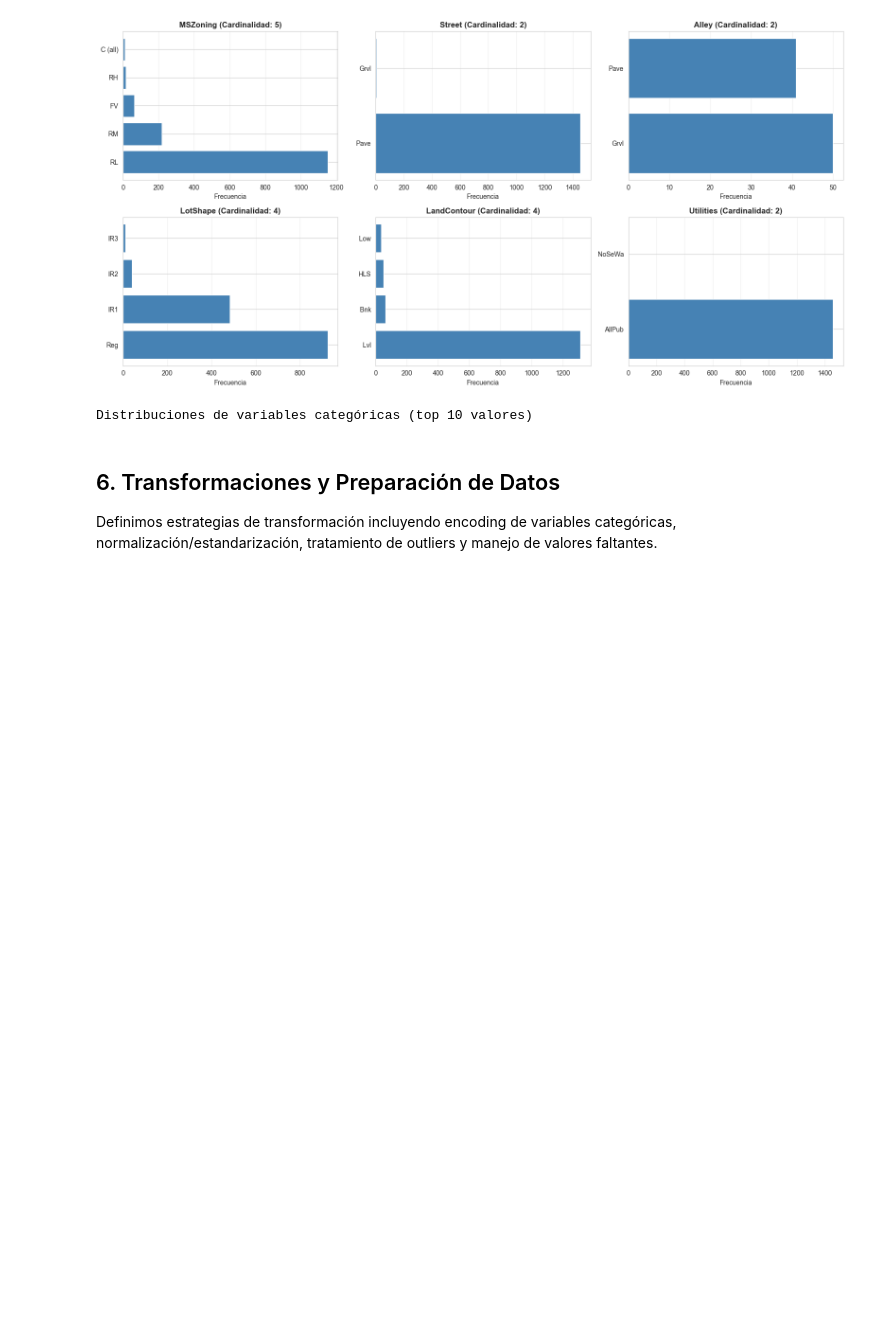
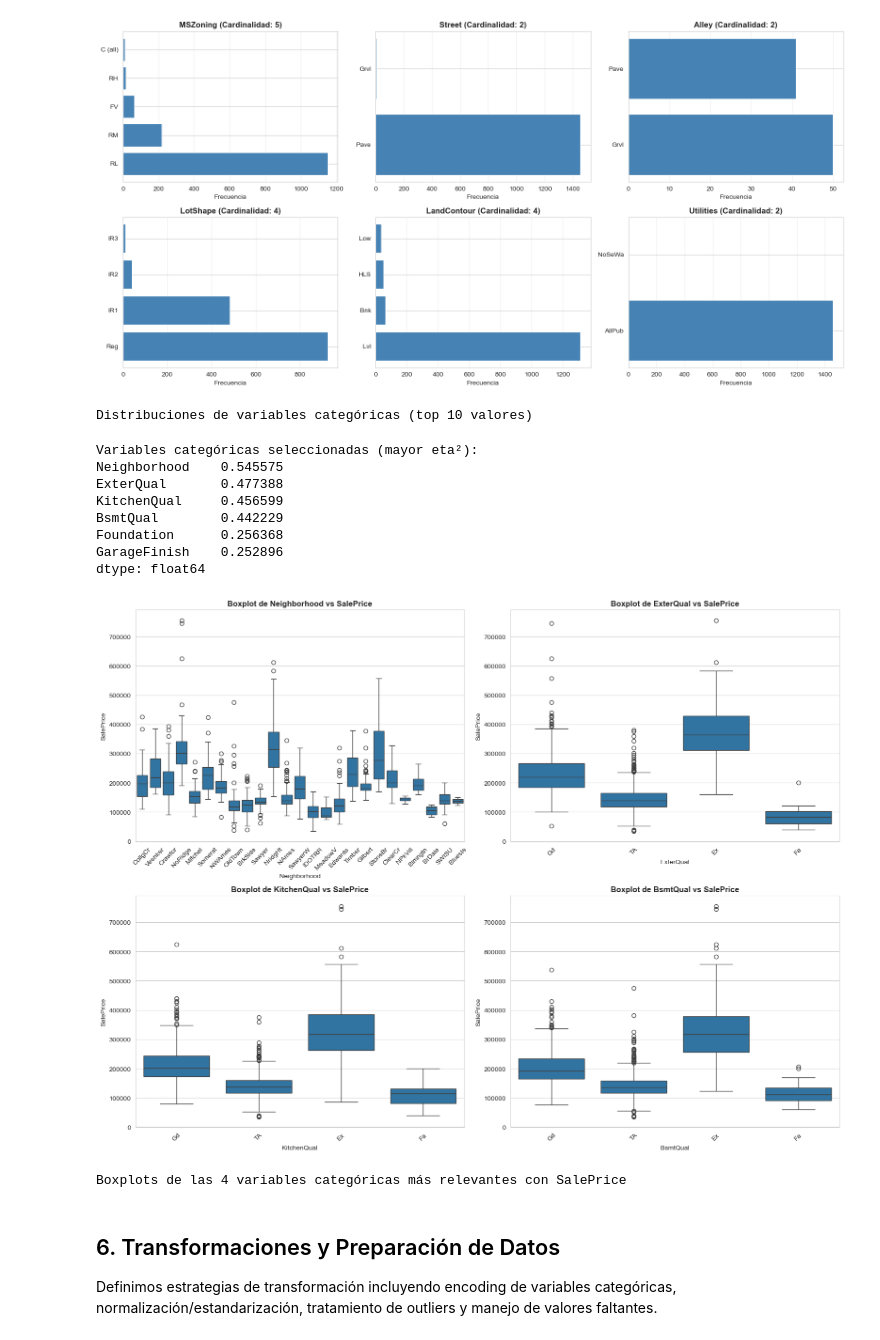
Before and after one commit to kmgomezm/proyecto_estadistica_multivariada, a Jupyter notebook: notebooks/EDA_Previo_PrecioCasas.ipynb, the cells around one changed output. Saved outputs shown, nothing was run; the diff lists cells and outputs as text; code cells hidden in the pictures; blank space fills up the shorter version.

```diff
--- a/notebooks/EDA_Previo_PrecioCasas.ipynb
+++ b/notebooks/EDA_Previo_PrecioCasas.ipynb
@@ -383,6 +505,50 @@ print("Distribuciones de variables categóricas (top 10 valores)")
 # %% [output]
 [figure]
 Distribuciones de variables categóricas (top 10 valores)
+# %%
+# Seleccionar 4 variables categóricas relevantes basadas en la varianza explicada de SalePrice (eta²)
+y = df['SalePrice']
+y_mean = y.mean()
+ss_total = ((y - y_mean) ** 2).sum()
+
+cat_scores = {}
+for col in categorical_cols:
+    grp = df.groupby(col)['SalePrice'].agg(['mean', 'count'])
+    ss_between = ((grp['mean'] - y_mean) ** 2 * grp['count']).sum()
+    cat_scores[col] = ss_between / ss_total
+
+cat_scores = pd.Series(cat_scores).sort_values(ascending=False)
+selected_cats = cat_scores.head(4).index.tolist()
+
+print("Variables categóricas seleccionadas (mayor eta²):")
+print(cat_scores.head(6))
+
+# Crear boxplots para cada variable categórica vs SalePrice
+fig, axes = plt.subplots(2, 2, figsize=(16, 12))
+axes = axes.flatten()
+
+for idx, col in enumerate(selected_cats):
+    sns.boxplot(x=df[col], y=df['SalePrice'], ax=axes[idx])
+    axes[idx].set_title(f'Boxplot de {col} vs SalePrice', fontweight='bold')
+    axes[idx].set_xlabel(col)
+    axes[idx].set_ylabel('SalePrice')
+    axes[idx].tick_params(axis='x', rotation=45)
+
+plt.tight_layout()
+plt.show()
+
+print("Boxplots de las 4 variables categóricas más relevantes con SalePrice")
+# %% [output]
+Variables categóricas seleccionadas (mayor eta²):
+Neighborhood    0.545575
+ExterQual       0.477388
+KitchenQual     0.456599
+BsmtQual        0.442229
+Foundation      0.256368
+GarageFinish    0.252896
+dtype: float64
+[figure, added]
+Boxplots de las 4 variables categóricas más relevantes con SalePrice
 # %% [markdown]
 ## 6. Transformaciones y Preparación de Datos
 
```
Also changed, not shown: parts of 8 cells of this notebook.
